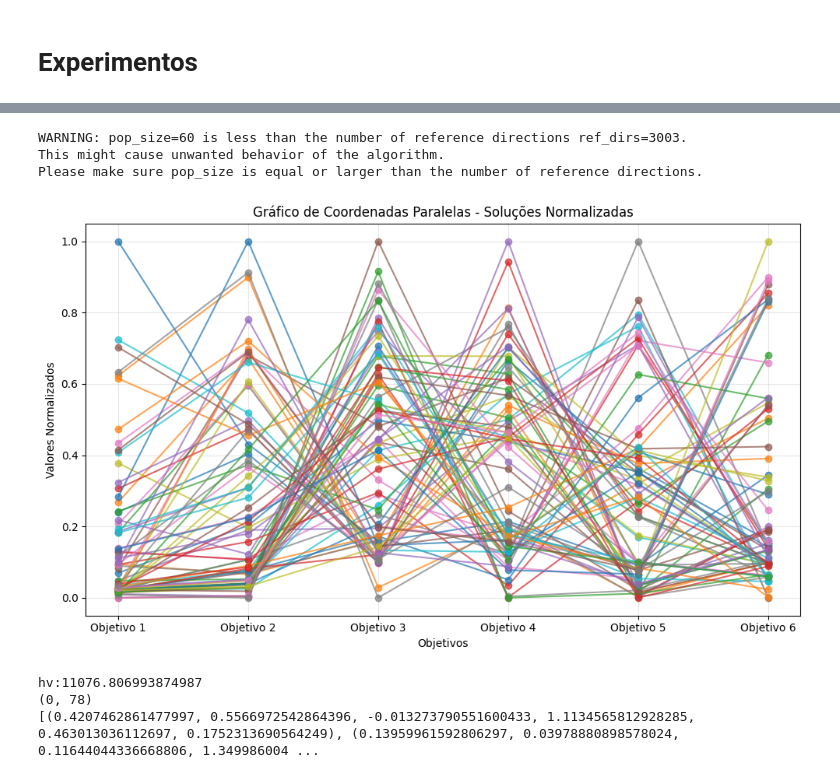
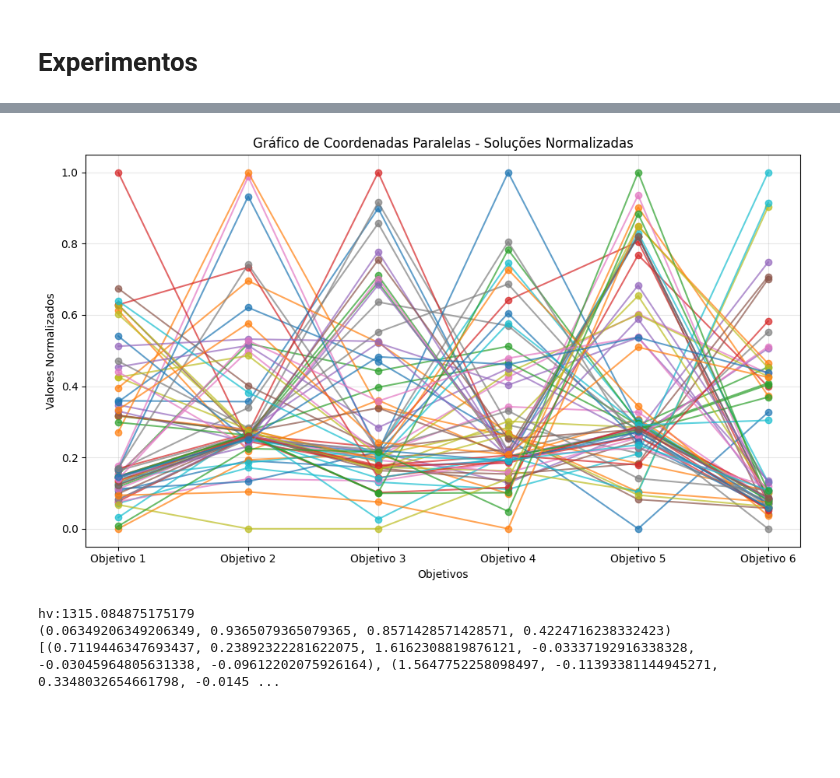
Before and after one commit to JunioCesarFerreira/NSGA-Studies, a Jupyter notebook: notebooks/comparative/nsga-comparations5.ipynb, the cells around one changed output, grey strips where cells are left out. Drawn from its saved outputs; the diff is of its cells as text; code cells hidden in the pictures; blank space fills up the shorter version.

```diff
--- a/notebooks/comparative/nsga-comparations5.ipynb
+++ b/notebooks/comparative/nsga-comparations5.ipynb
@@ -395,27 +356,26 @@ hv:51.58253654572068
 # %%
 pareto_front = nsga3_pymoo_func(
     POP_SIZE,
     NUM_GEN,
     bounds,
     dtlz2,
     crossover,
-    mutation)
+    mutation,
+    divisions=DIV)
 
 plot_parallel(pareto_front)
 
 # Calcular o hipervolume
-hv = hypervolume(pareto_front)
+hv = hypervolume(pareto_front, [3]*NUM_OBJ)
 
 print(f"hv:{hv}")
-print(count_points_around_refs(pareto_front, NUM_OBJ, 10, 0.15))
+a, b = count_points_per_niche_dtlz2(pareto_front, ref_points, R)
+print(analyze_niche_distribution(a, b))
 print(pareto_front)
 if NUM_OBJ==3:
     plot_3d(pareto_front)
 # %% [output]
+[figure, new version]
-WARNING: pop_size=60 is less than the number of reference directions ref_dirs=3003.
-This might cause unwanted behavior of the algorithm.
-Please make sure pop_size is equal or larger than the number of reference directions.
+hv:1315.084875175179
+(0.06349206349206349, 0.9365079365079365, 0.8571428571428571, 0.4224716238332423)
+[(0.7119446347693437, 0.23892322281622075, 1.6162308819876121, -0.03337192916338328, -0.03045964805631338, -0.09612202075926164), (1.5647752258098497, -0.11393381144945271, 0.3348032654661798, -0.0145 ...
-[figure, old version]
-hv:11076.806993874987
-(0, 78)
-[(0.4207462861477997, 0.5566972542864396, -0.013273790551600433, 1.1134565812928285, 0.463013036112697, 0.1752313690564249), (0.13959961592806297, 0.03978880898578024, 0.11644044336668806, 1.349986004 ...
```
Also changed, not shown: parts of 6 cells of this notebook, 1 other file.
